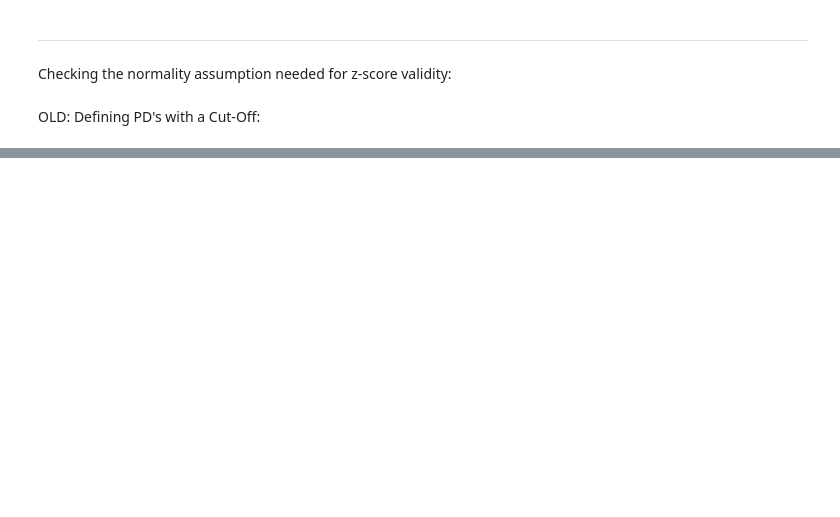
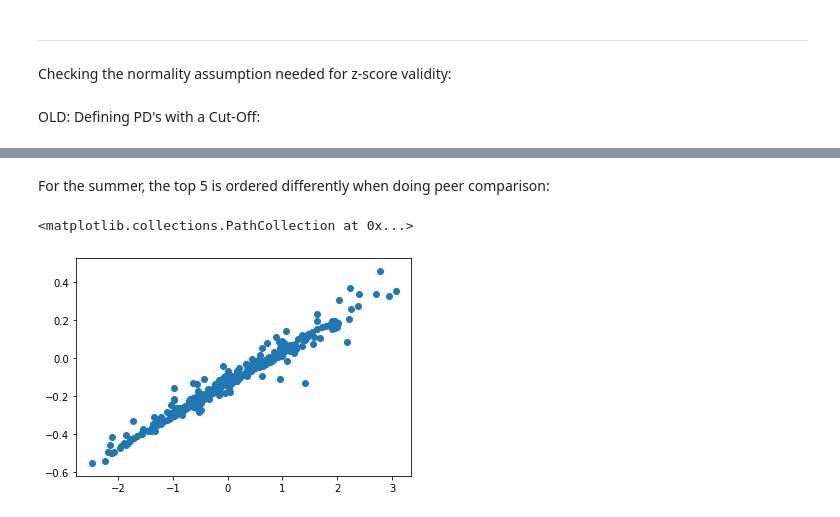
Before and after one commit to gizdatalab/Covid_DPPD, a Jupyter notebook: 06_deviance_analysis.ipynb, the cells around one changed output, grey strips where cells are left out. Drawn from its saved outputs; the diff is of its cells as text; code cells hidden in the pictures; blank space fills up the shorter version.

```diff
--- a/06_deviance_analysis.ipynb
+++ b/06_deviance_analysis.ipynb
@@ -211,0 +226,7 @@ OLD: Defining PD's with a Cut-Off:
+# %% [markdown]
+For the summer, the top 5 is ordered differently when doing peer comparison:
+# %%
+plt.scatter(deviance_df['summer_z'],deviance_df['deviance_summer'])
+# %% [output]
+<matplotlib.collections.PathCollection at 0x...>
+[figure, added]
```
Also changed, not shown: parts of 3 cells of this notebook, 6 other files.
